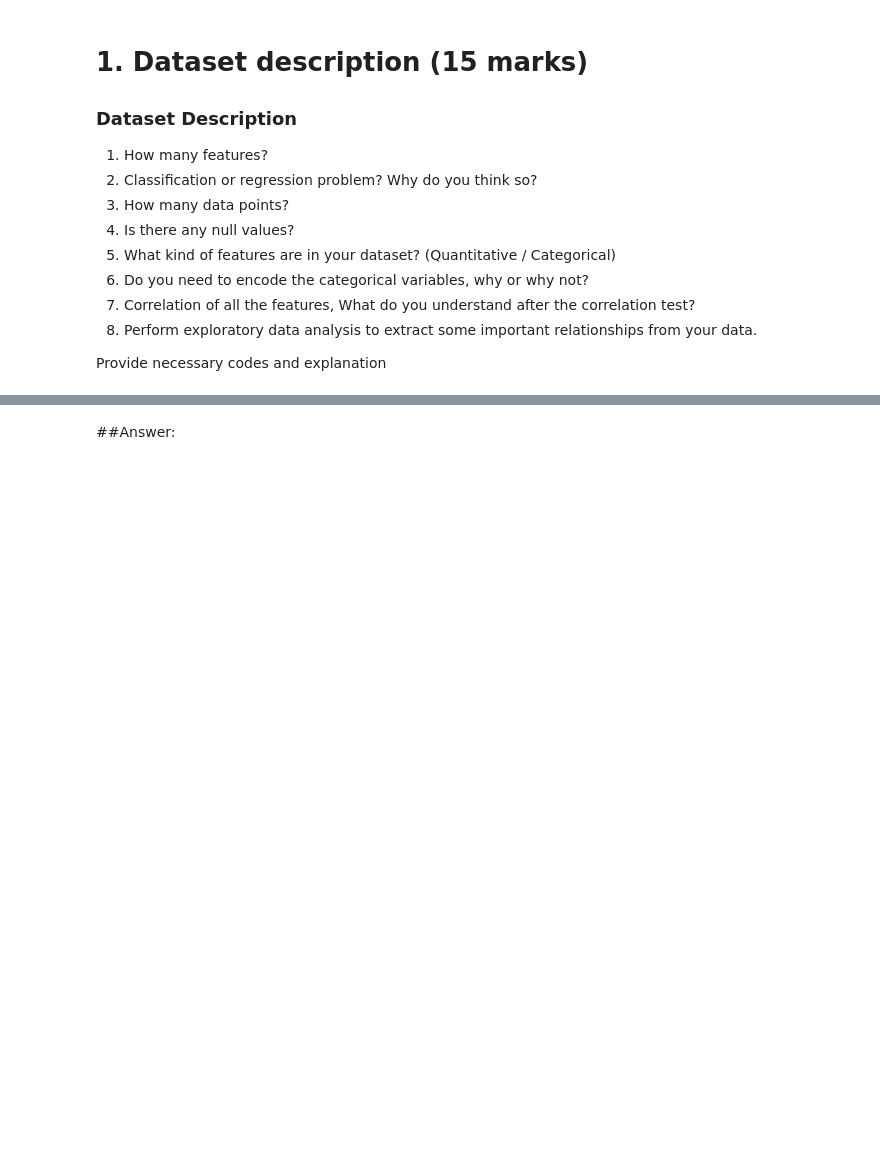
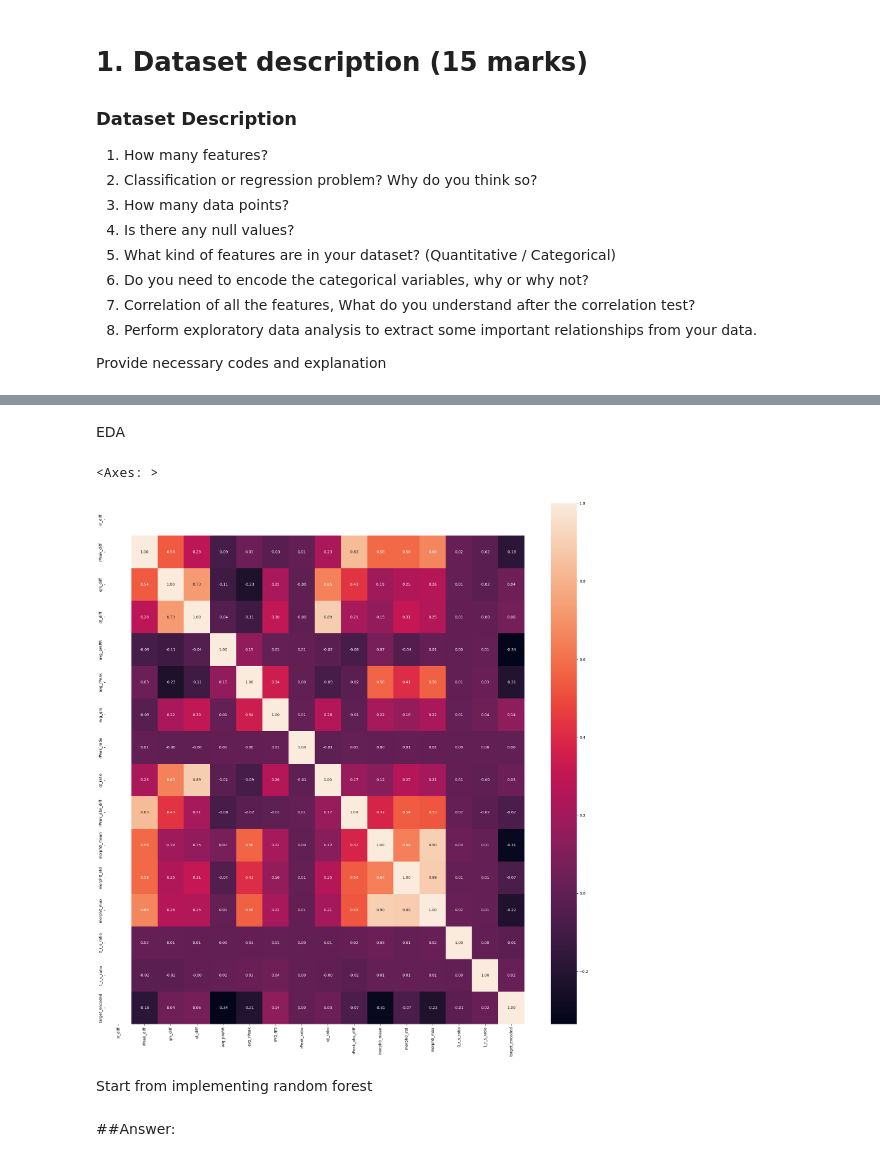
Before and after one commit to mdreduanulhoque/AI_ML_Expert_with_Phitron, a Jupyter notebook: Machine_Learning/ML_FINAL.ipynb, the cells around one changed output, grey strips where cells are left out. Cells and saved outputs as stored; diff of their text form; code cells hidden in the pictures; blank space fills up the shorter version.

```diff
--- a/Machine_Learning/ML_FINAL.ipynb
+++ b/Machine_Learning/ML_FINAL.ipynb
@@ -50,2 +105,38 @@ Provide necessary codes and explanation
+# %% [markdown]
+EDA
+# %%
+df['rr_diff'] = df['0_pre-RR'] - df['1_pre-RR']
+df['rPeak_diff'] = df['0_rPeak'] - df['1_rPeak']
+df['qrs_diff'] = df['0_qrs_interval'] - df['1_qrs_interval']
+df['qt_diff'] = df['0_qt_interval'] - df['1_qt_interval']
+
+df['avg_preRR'] = (df['0_pre-RR'] + df['1_pre-RR']) / 2
+df['avg_rPeak'] = (df['0_rPeak'] + df['1_rPeak']) / 2
+df['avg_qrs'] = (df['0_qrs_interval'] + df['1_qrs_interval']) / 2
+
+df['rPeak_ratio'] = df['0_rPeak'] / (df['1_rPeak'] + 1e-6)
+df['qt_ratio'] = df['0_qt_interval'] / (df['1_qt_interval'] + 1e-6)
+
+df['rPeak_abs_diff'] = abs(df['0_rPeak'] - df['1_rPeak'])
+
+morph_cols = ['0_qrs_morph0','0_qrs_morph1','0_qrs_morph2','0_qrs_morph3','0_qrs_morph4']
+df['morph0_mean'] = df[morph_cols].mean(axis=1)
+df['morph0_std'] = df[morph_cols].std(axis=1)
+df['morph0_max'] = df[morph_cols].max(axis=1)
+
+df['0_r_s_ratio'] = df['0_rPeak'] / (abs(df['0_sPeak']) + 1e-6)
+df['1_r_s_ratio'] = df['1_rPeak'] / (abs(df['1_sPeak']) + 1e-6)
+
+eda_df = df[['rr_diff', 'rPeak_diff', 'qrs_diff', 'qt_diff', 'avg_preRR', 'avg_rPeak', 'avg_qrs', 'rPeak_ratio', 'qt_ratio', 'rPeak_abs_diff', 'morph0_mean', 'morph0_std', 'morph0_max', '0_r_s_ratio', '1_r_s_ratio', 'target_encoded']].copy()
+
+matrix = eda_df.corr()
+
+plt.figure(figsize=(25, 25))
+sns.heatmap(matrix, annot=True, fmt=".2f")
+# %% [output]
+<Axes: >
+[figure, added]
+# %% [markdown]
+Start from implementing random forest
 # %% [markdown]
 ##Answer:
```
Also changed, not shown: parts of 8 cells of this notebook.
